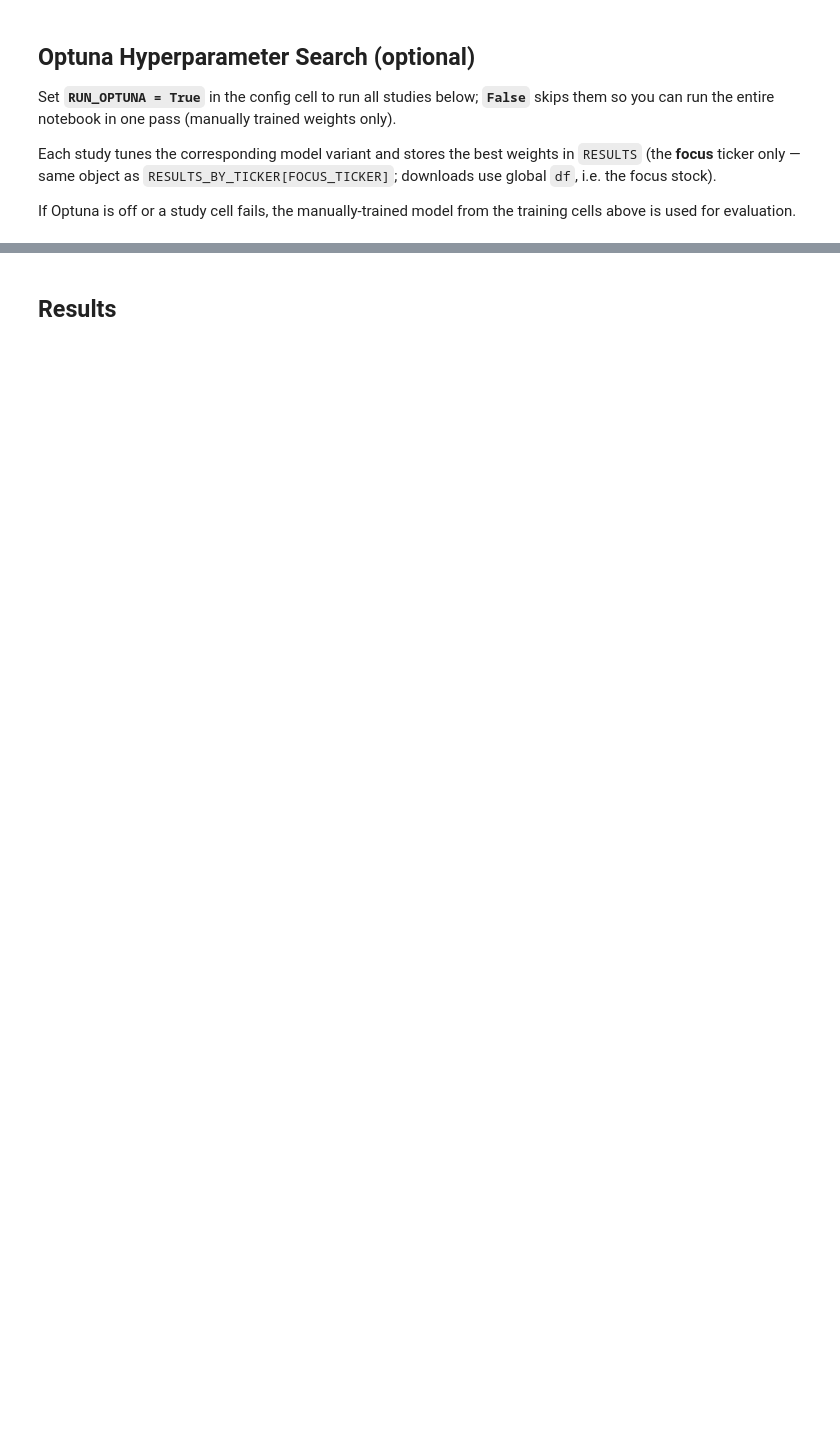
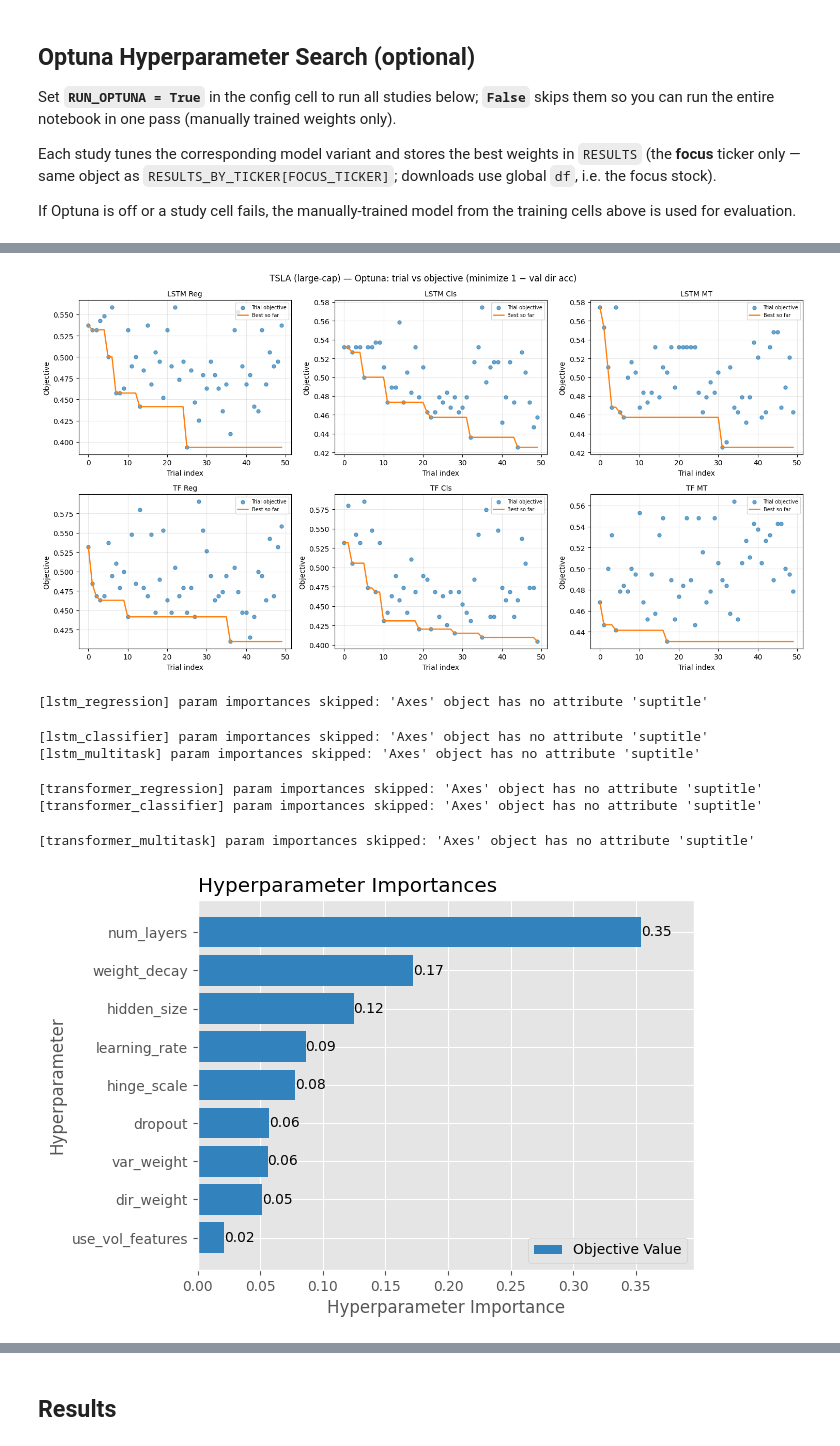
Before and after one commit to Tony-Cai1/ECE1508_Project, a Jupyter notebook: compare_all_models.ipynb, the cells around one changed output, grey strips where cells are left out. Drawn from its saved outputs; the diff is of its cells as text; code cells hidden in the pictures; blank space fills up the shorter version.

```diff
--- a/compare_all_models.ipynb
+++ b/compare_all_models.ipynb
@@ -823,0 +888,75 @@ tf_mt_study = _run_study("transformer_multitask", _make_tf_mt_obj)
+# %%
+from optuna.trial import TrialState
+
+_OPTUNA_STUDIES = [
+    ("lstm_regression",        lstm_reg_study),
+    ("lstm_classifier",        lstm_cls_study),
+    ("lstm_multitask",         lstm_mt_study),
+    ("transformer_regression", tf_reg_study),
+    ("transformer_classifier", tf_cls_study),
+    ("transformer_multitask",  tf_mt_study),
+]
+
+if not RUN_OPTUNA:
+    print("Optuna plots skipped (RUN_OPTUNA=False).")
+else:
+    fig, axes = plt.subplots(2, 3, figsize=(15, 8))
+    axes = axes.ravel()
+    for ax, (key, study) in zip(axes, _OPTUNA_STUDIES):
+        if study is None:
+            ax.set_visible(False)
+            continue
+        done = [t for t in study.trials
+                if t.state == TrialState.COMPLETE and t.value is not None and np.isfinite(t.value)]
+        if not done:
+            ax.set_title(f"{LABELS.get(key, key)}\n(no completed trials)", fontsize=10)
+            ax.grid(True, alpha=0.3)
+            continue
+        pairs = sorted([(t.number, float(t.value)) for t in done], key=lambda p: p[0])
+        xs = [p[0] for p in pairs]
+        ys = [p[1] for p in pairs]
+        best = np.minimum.accumulate(np.asarray(ys, dtype=float))
+        ax.scatter(xs, ys, alpha=0.65, s=26, label="Trial objective", zorder=2)
+        ax.plot(xs, best, color="C1", linewidth=1.8, label="Best so far", zorder=3)
+        ax.set_xlabel("Trial index")
+        ax.set_ylabel("Objective")
+        ax.set_title(LABELS.get(key, key), fontsize=10)
+        ax.grid(True, alpha=0.3)
+        ax.legend(fontsize=7, loc="upper right")
+    _cap = CAP_LABELS.get(FOCUS_TICKER, "")
+    plt.suptitle(
+        f"{FOCUS_TICKER} ({_cap}) — Optuna: trial vs objective (minimize 1 − val dir acc)",
+        fontsize=12,
+    )
+    plt.tight_layout()
+    plt.show()
+
+    # Parameter importances (one figure per study; Fanova can fail on small / odd search spaces)
+    try:
+        from optuna.visualization.matplotlib import plot_param_importances
+    except ImportError:
+        plot_param_importances = None
+
+    if plot_param_importances is not None:
+        for key, study in _OPTUNA_STUDIES:
+            if study is None:
+                continue
+            try:
+                fig2 = plot_param_importances(study)
+                fig2.suptitle(
+                    f"{FOCUS_TICKER} — {LABELS.get(key, key)}: hyperparameter importances",
+                    fontsize=11,
+                )
+                fig2.tight_layout()
+                plt.show()
+            except Exception as e:
+                print(f"[{key}] param importances skipped: {e}")
+# %% [output]
+[figure, added]
+[lstm_regression] param importances skipped: 'Axes' object has no attribute 'suptitle'
+[lstm_classifier] param importances skipped: 'Axes' object has no attribute 'suptitle'
+[lstm_multitask] param importances skipped: 'Axes' object has no attribute 'suptitle'
+[transformer_regression] param importances skipped: 'Axes' object has no attribute 'suptitle'
+[transformer_classifier] param importances skipped: 'Axes' object has no attribute 'suptitle'
+[transformer_multitask] param importances skipped: 'Axes' object has no attribute 'suptitle'
+[figure, added]
```
Also changed, not shown: parts of 21 cells of this notebook.
